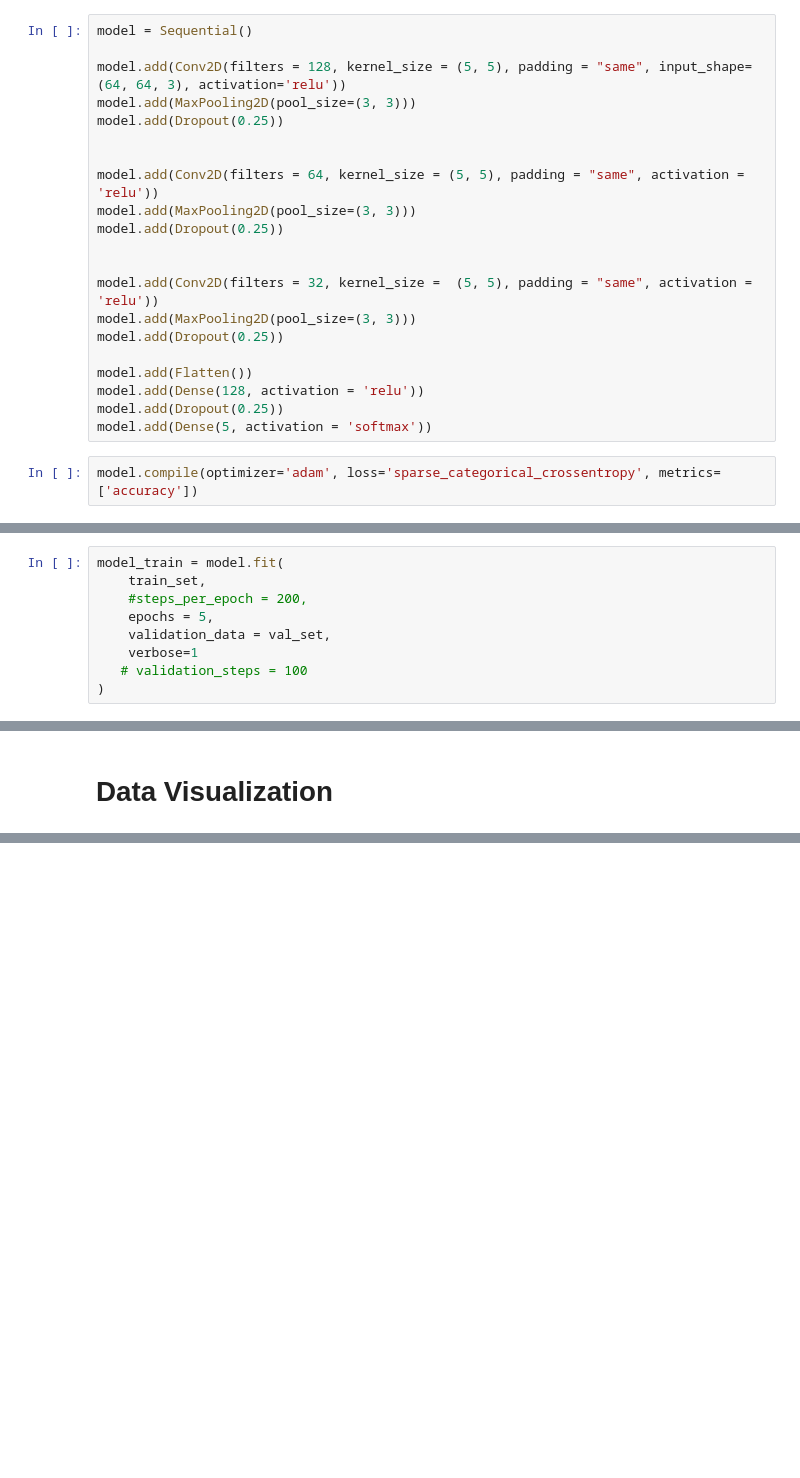
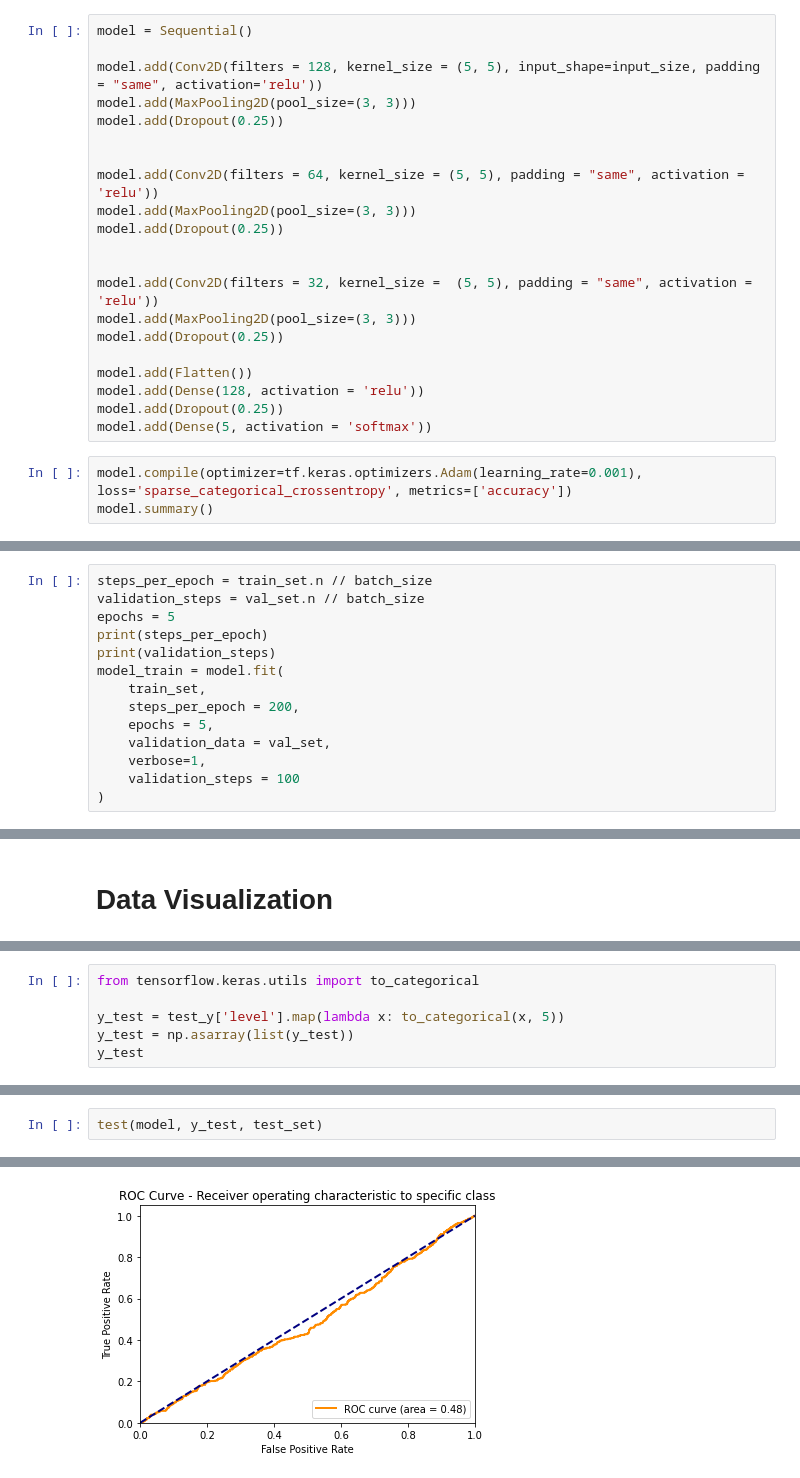
Before and after one commit to whsair/Fall-2021-CS543-ECE549-Final-Project-Grading-of-Diabetic-Retinopathy-Severity-Level, a Jupyter notebook: ConvNet.ipynb, the cells around one changed output, grey strips where cells are left out. Drawn from its saved outputs; the diff is of its cells as text; blank space fills up the shorter version.

```diff
--- a/ConvNet.ipynb
+++ b/ConvNet.ipynb
@@ -147,7 +168,7 @@ Found 7026 validated image filenames.
 # %%
 model = Sequential()
 
-model.add(Conv2D(filters = 128, kernel_size = (5, 5), padding = "same", input_shape=(64, 64, 3), activation='relu'))
+model.add(Conv2D(filters = 128, kernel_size = (5, 5), input_shape=input_size, padding = "same", activation='relu'))
 model.add(MaxPooling2D(pool_size=(3, 3)))
 model.add(Dropout(0.25))
 
@@ -166,4 +187,5 @@ model.add(Dense(128, activation = 'relu'))
 model.add(Dropout(0.25))
 model.add(Dense(5, activation = 'softmax'))
 # %%
-model.compile(optimizer='adam', loss='sparse_categorical_crossentropy', metrics=['accuracy'])
+model.compile(optimizer=tf.keras.optimizers.Adam(learning_rate=0.001), loss='sparse_categorical_crossentropy', metrics=['accuracy'])
+model.summary()
@@ -190,10 +210,15 @@ _________________________________________________________________
 # %%
+steps_per_epoch = train_set.n // batch_size
+validation_steps = val_set.n // batch_size
+epochs = 5
+print(steps_per_epoch)
+print(validation_steps)
 model_train = model.fit(
     train_set,
-    #steps_per_epoch = 200,
+    steps_per_epoch = 200,
     epochs = 5,
     validation_data = val_set,
-    verbose=1
-   # validation_steps = 100
+    verbose=1,
+    validation_steps = 100
 )
 # %% [output]
@@ -232,0 +348,6 @@ plt.show()
+# %%
+from tensorflow.keras.utils import to_categorical
+
+y_test = test_y['level'].map(lambda x: to_categorical(x, 5))
+y_test = np.asarray(list(y_test))
+y_test
@@ -232,0 +362,3 @@ plt.show()
+# %%
+test(model, y_test, test_set)
+# %% [output]
@@ -232,0 +382 @@ plt.show()
+[figure, added]
```
Also changed, not shown: parts of 20 cells of this notebook.
